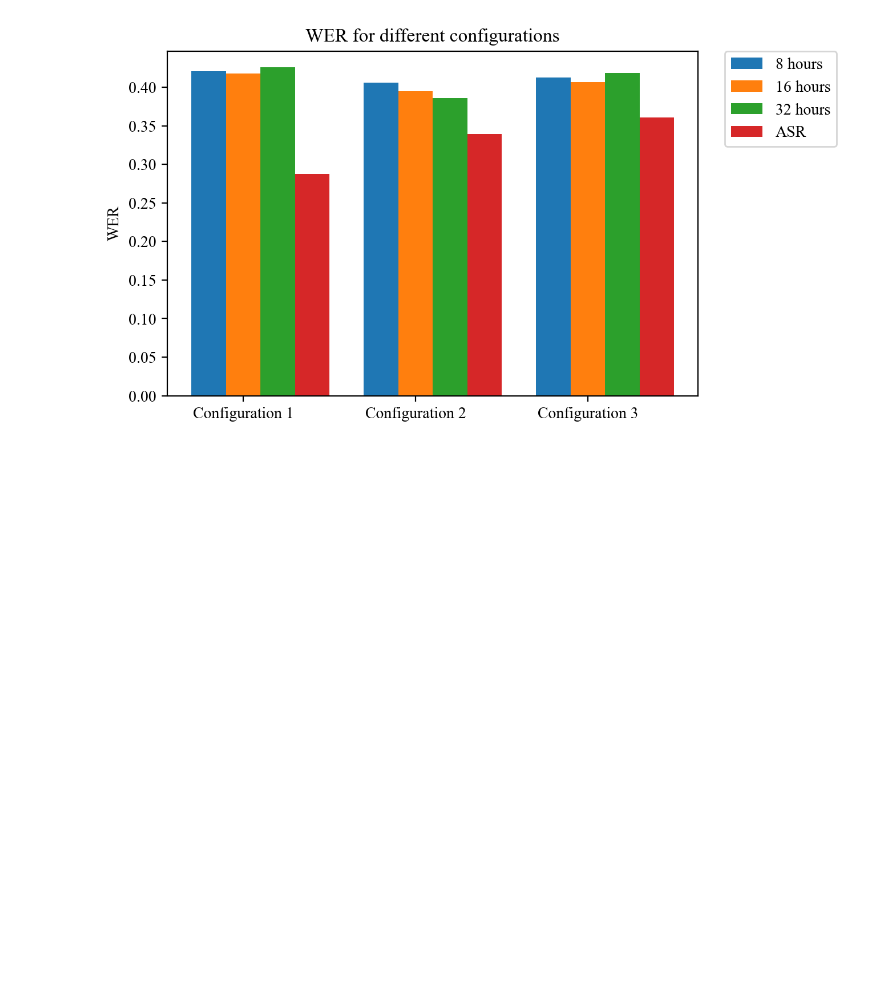
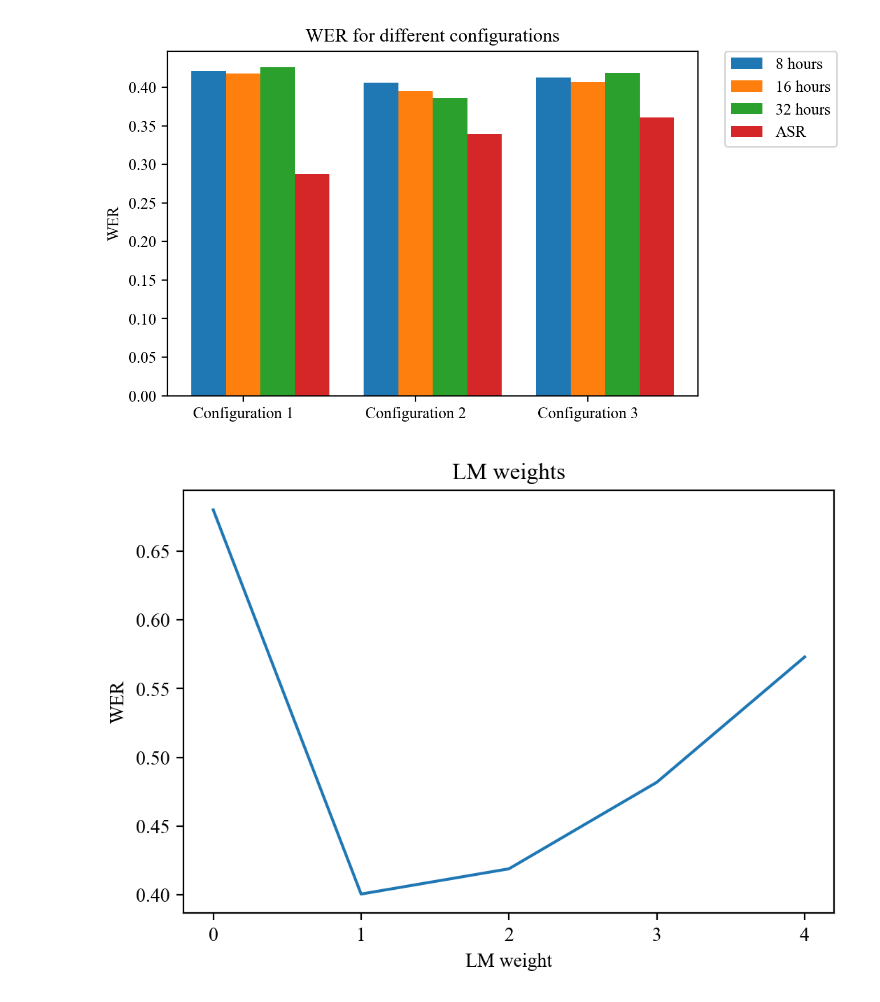
Before and after one commit to Thomaskolb/bsc-thesis, a Jupyter notebook: scripts/results/thesis-results.ipynb, the cells around one changed output. Saved outputs shown, nothing was run; the diff lists cells and outputs as text; code cells hidden in the pictures; blank space fills up the shorter version.

```diff
--- a/scripts/results/thesis-results.ipynb
+++ b/scripts/results/thesis-results.ipynb
@@ -107,3 +107,21 @@ ax.legend(bbox_to_anchor=(1.05, 1), loc='upper left', borderaxespad=0.)
 plt.show()
 # %% [output]
 [figure]
+# %%
+# Fine-tuning base10 - different LM weights - WER
+
+# testset: 'test'
+data = {
+        'data': [0.6800015759850048, 0.400496537287012, 0.4188714403522149, 0.4818145555691041, 0.5729844720830859]
+       }
+
+fig, ax = plt.subplots()
+for key in data:
+    ax.plot(data[key], label=key)
+plt.title('LM weights')
+plt.xlabel('LM weight')
+plt.ylabel('WER')
+plt.xticks(list(range(5)), [0, 1, 2, 3, 4])
+plt.show()
+# %% [output]
+[figure, added]
```
Also changed, not shown: parts of 1 cell of this notebook, 1 other file.
